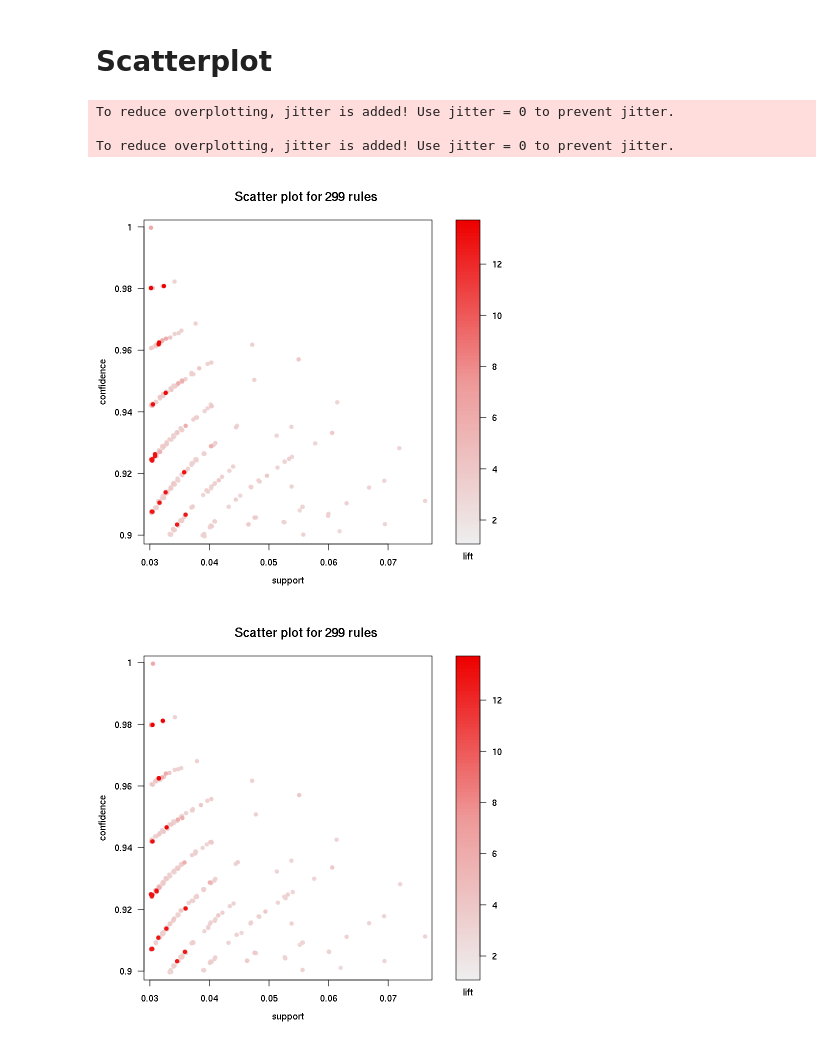
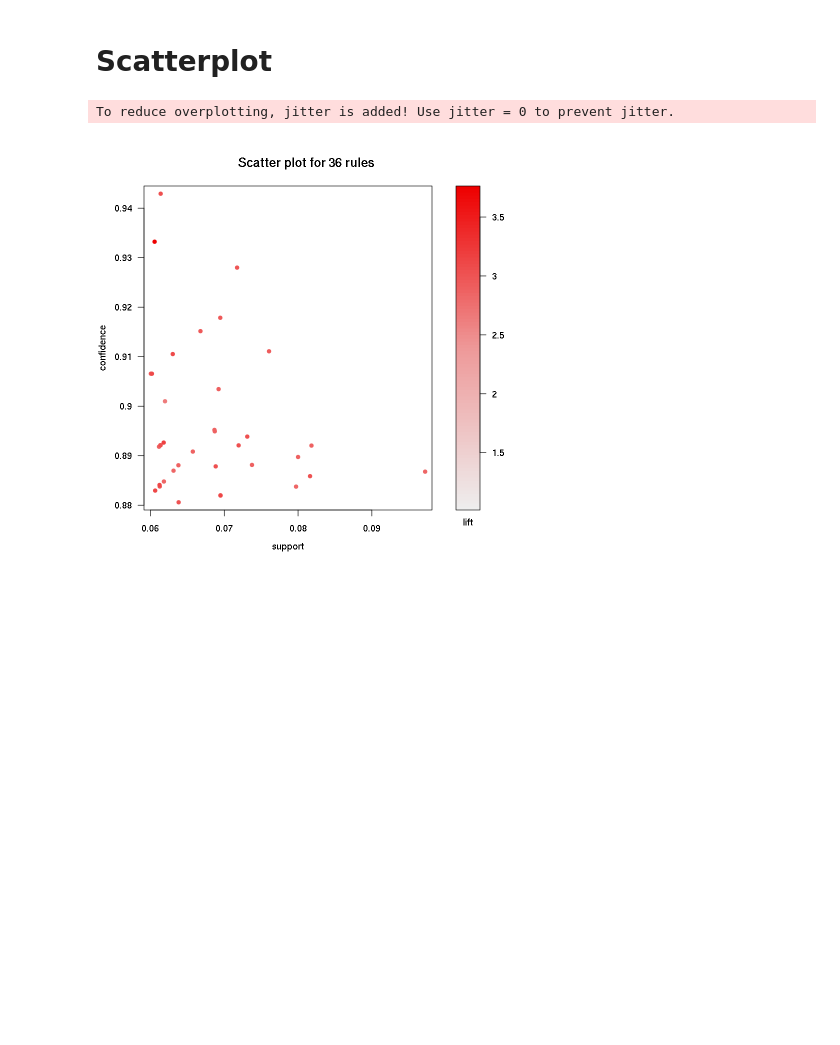
Before and after one commit to apetkau/comp7944-project, a Jupyter notebook: analysis/geo-date/geo_date_mining.ipynb, the cells around one changed output. Saved outputs shown, nothing was run; the diff lists cells and outputs as text; code cells hidden in the pictures; blank space fills up the shorter version.

```diff
--- a/analysis/geo-date/geo_date_mining.ipynb
+++ b/analysis/geo-date/geo_date_mining.ipynb
@@ -58,6 +81,6 @@ sizes
 # %%
 #data(location_data)
-location_rules <- apriori(location_data_transactions, parameter=list(support=0.03, confidence=0.9))
+location_rules <- apriori(location_data_transactions, parameter=list(support=0.07, confidence=0.88))
 location_rules
 
 arules::itemFrequencyPlot(items(location_rules),
@@ -90,10 +113,6 @@ set of 299 rules
 # Scatterplot
 # %%
 plot(location_rules)
-sel <- plot(location_rules)
 # %% [output]
 To reduce overplotting, jitter is added! Use jitter = 0 to prevent jitter.
-
-To reduce overplotting, jitter is added! Use jitter = 0 to prevent jitter.
-[figure, old version]
+[figure, new version]
-[figure, removed]
```
Also changed, not shown: parts of 17 cells of this notebook, 1 other file.
